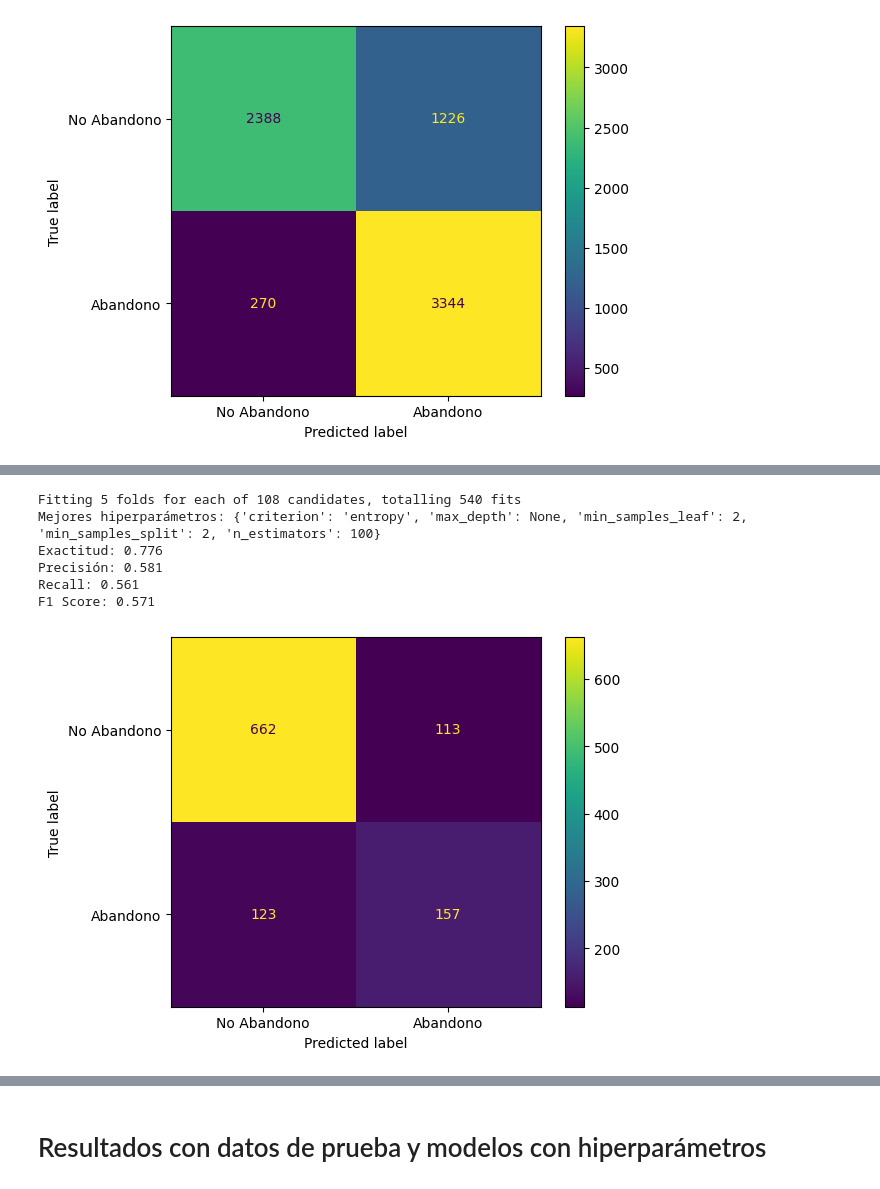
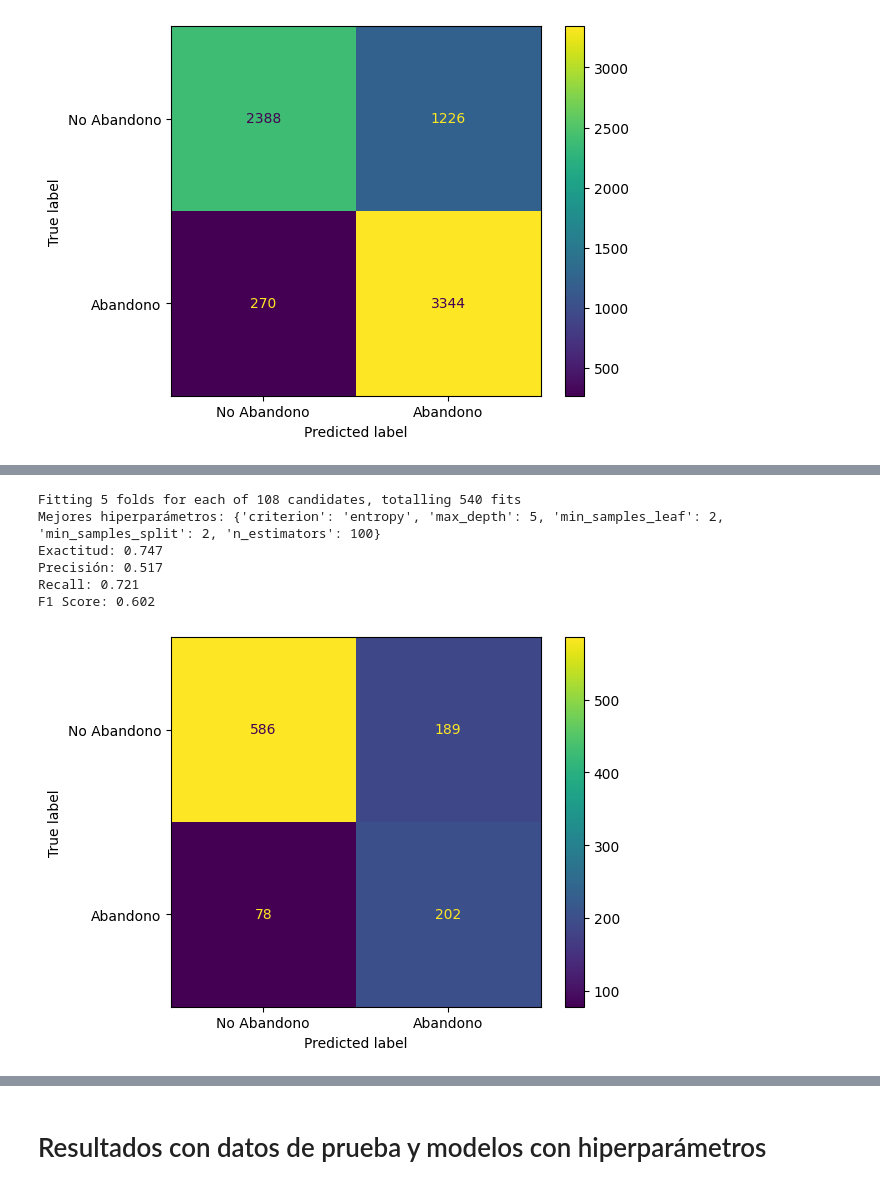
Before and after one commit to ErikGzz03TEC/Challenge_Telecom_X_parte_2, a Jupyter notebook: Challenge_TelecomX_2.ipynb, the cells around one changed output, grey strips where cells are left out. Saved outputs shown, nothing was run; the diff lists cells and outputs as text; code cells hidden in the pictures.

```diff
--- a/Challenge_TelecomX_2.ipynb
+++ b/Challenge_TelecomX_2.ipynb
@@ -531,7 +534,7 @@ grid_search = GridSearchCV(
     estimator=arbol,
     param_grid=param_grid,
     cv=skf,
-    scoring='f1',
+    scoring='recall',
     n_jobs=-1,
     verbose=1
 )
@@ -554,36 +557,36 @@ F1 Score: 0.569
 # %%
 param_grid_rf = {
     'n_estimators': [100, 200],
     'max_depth': [5, 10, None],
     'min_samples_split': [2, 5, 10],
     'min_samples_leaf': [1, 2, 4],
     'criterion': ['gini', 'entropy']
 }
 
 grid_search_rf = GridSearchCV(
     estimator=RandomForestClassifier(random_state=5),
     param_grid=param_grid_rf,
     cv=skf,
-    scoring='f1',
+    scoring='recall',
     n_jobs=-1,
     verbose=1
 )
 
 grid_search_rf.fit(X_train_balanceada, y_train_balanceada)
 
 best_rf = grid_search_rf.best_estimator_
 print("Mejores hiperparámetros:", grid_search_rf.best_params_)
 
 y_pred_best_rf = best_rf.predict(X_val)
 evaluacion_modelos(y_val, y_pred_best_rf)
 # %% [output]
 Fitting 5 folds for each of 108 candidates, totalling 540 fits
-Mejores hiperparámetros: {'criterion': 'entropy', 'max_depth': None, 'min_samples_leaf': 2, 'min_samples_split': 2, 'n_estimators': 100}
-Exactitud: 0.776
-Precisión: 0.581
-Recall: 0.561
-F1 Score: 0.571
+Mejores hiperparámetros: {'criterion': 'entropy', 'max_depth': 5, 'min_samples_leaf': 2, 'min_samples_split': 2, 'n_estimators': 100}
+Exactitud: 0.747
+Precisión: 0.517
+Recall: 0.721
+F1 Score: 0.602
-[figure, old version]
+[figure, new version]
 # %%
 param_grid_knn = {
     'n_neighbors': [3, 5, 7, 9, 11],
```
Also changed, not shown: parts of 14 cells of this notebook.
